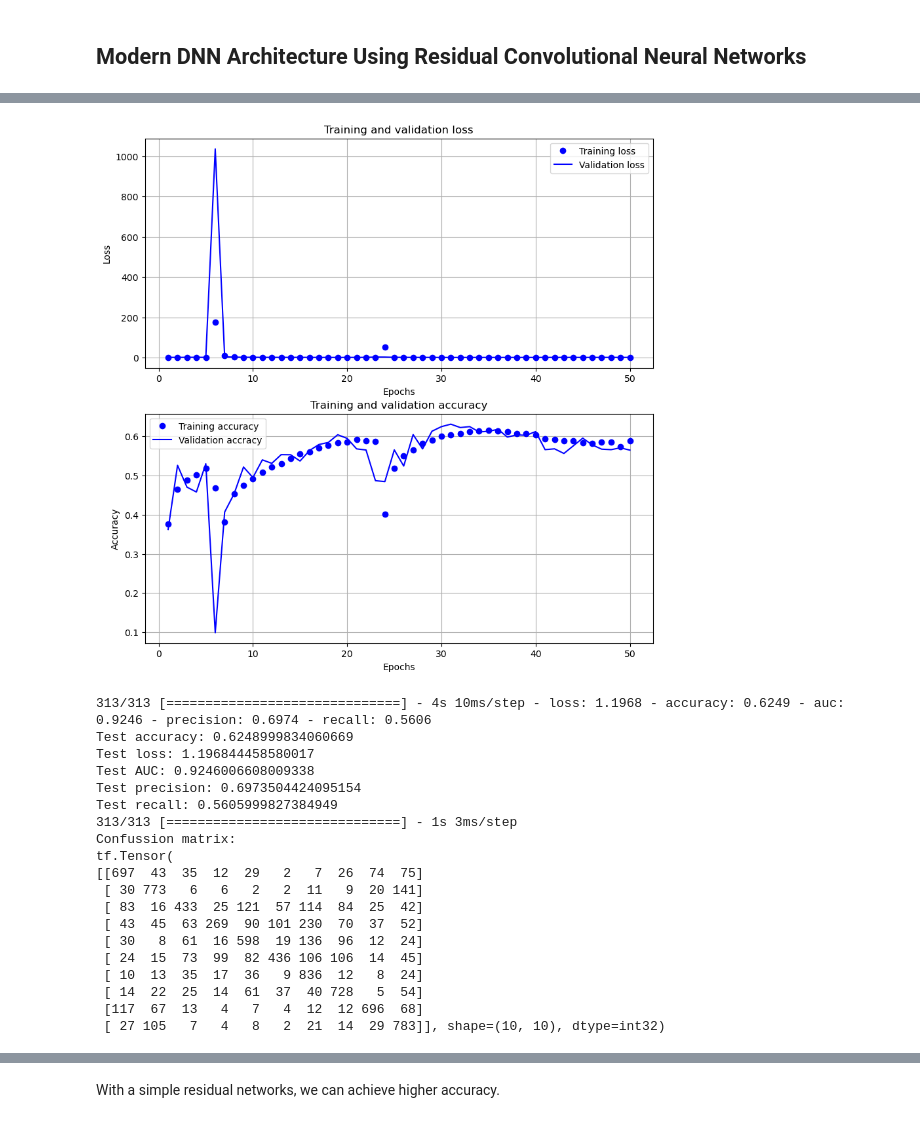
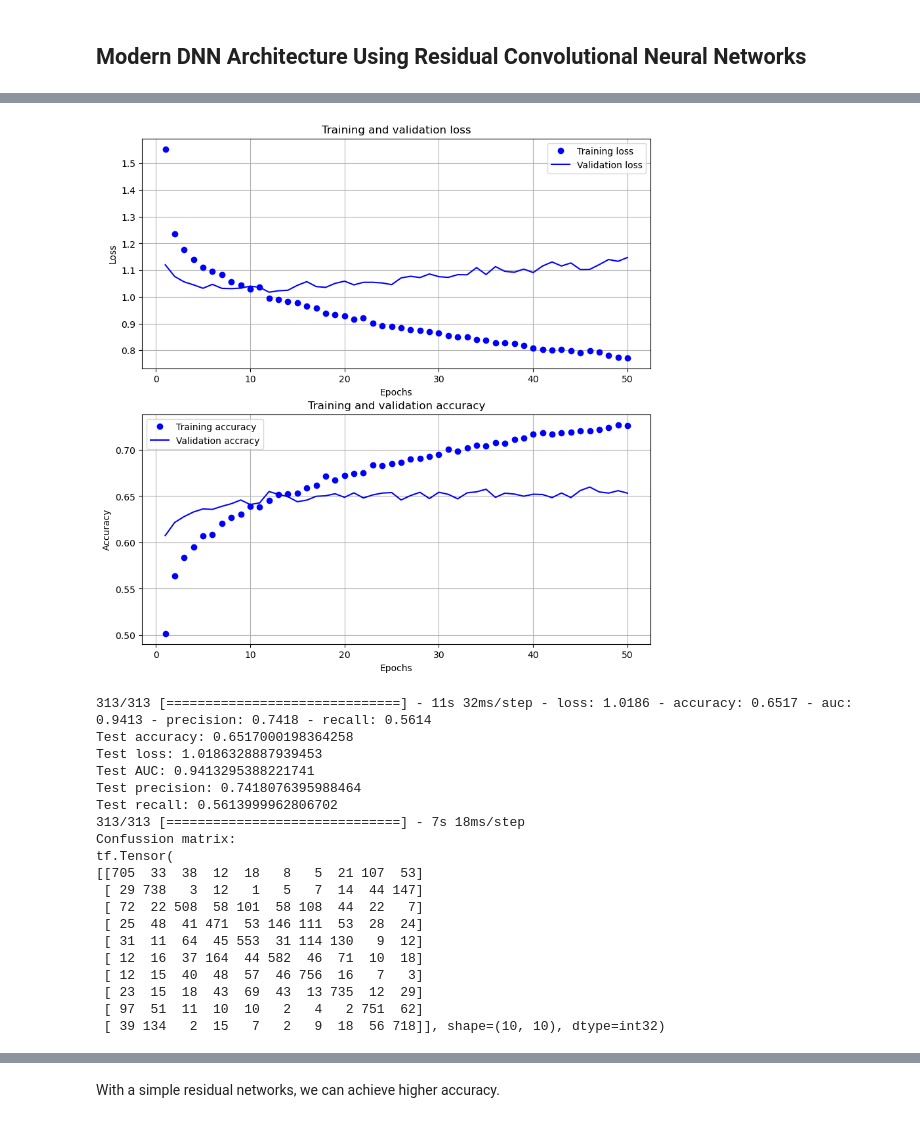
Before and after one commit to ErfanRasti/MachineLearningProjects, a Jupyter notebook: NeuralNetworks/CIFAR10Classification.ipynb, the cells around one changed output, grey strips where cells are left out. Saved outputs shown, nothing was run; the diff lists cells and outputs as text; code cells hidden in the pictures.

Commit message:
Using ResNet50 pretrained model

```diff
--- a/NeuralNetworks/CIFAR10Classification.ipynb
+++ b/NeuralNetworks/CIFAR10Classification.ipynb
@@ -627,7 +634,6 @@ The categorical cross entropy has better accuracy. RMSE is not a good loss funct
 # %%
 def get_model():
     "Returns a compiled model."
-
 
     data_augmentation = keras.Sequential(
         [
@@ -636,43 +642,19 @@ def get_model():
             layers.RandomZoom(0.1),
         ]
     )
+    base_model = keras.applications.resnet50.ResNet50(
+        weights='imagenet',
+        include_top=False, input_shape=(32, 32, 3))
+    base_model.trainable = False
 
     inputs = keras.Input(shape=(32, 32, 3,))
     x = data_augmentation(inputs)
-    x = layers.Rescaling(1. / 255)(x)
-
-    x = layers.Conv2D(32, kernel_size=3, padding='same')(x)
-
-    residual = x
-    x = layers.Conv2D(64, kernel_size=3, padding='same')(x)
-    x = layers.Conv2D(64, kernel_size=3, padding='same')(x)
-
-    residual = layers.Conv2D(64,
-                             kernel_size=1,
-                             strides=(1, 1),
-                             use_bias=False)(residual)
-    residual = layers.BatchNormalization()(residual)
-    x = layers.Add()([residual, x])
-
-    x = layers.Conv2D(64, kernel_size=3, padding='same')(x)
-    x = layers.MaxPooling2D(pool_size=(2, 2), strides=(2, 2))(x)
-
-    residual = x
-    x = layers.Conv2D(128, kernel_size=3, padding='same')(x)
-    x = layers.Conv2D(128, kernel_size=3, padding='same')(x)
-    residual = layers.Conv2D(128,
-                             kernel_size=1,
-                             strides=(1, 1),
-                             use_bias=False)(residual)
-    residual = layers.BatchNormalization()(residual)
-    x = layers.Add()([residual, x])
-
-    x = layers.Conv2D(128, kernel_size=3, padding='same')(x)
-    x = layers.MaxPooling2D(pool_size=(2, 2), strides=(2, 2))(x)
+    x = keras.applications.resnet.preprocess_input(x)
+    x = base_model(x)
 
     x = layers.Flatten()(x)
+    x = layers.Dense(512, activation='relu')(x)
     x = layers.Dropout(0.2)(x)
-
     outputs = layers.Dense(10, activation='softmax')(x)
 
     model = keras.Model(inputs=inputs,
@@ -708,7 +690,7 @@ ________________________________________________________________________________
 # %%
 callbacks = [
     keras.callbacks.ModelCheckpoint(filepath=os.path.join(
-        MODELS_DIR, 'modern_arch_ResidualCNN.h5'),
+        MODELS_DIR, 'modern_arch_ResNet50_feature_extraction.h5'),
         save_best_only=True,
         monitor="val_loss")
 ]
@@ -740,29 +722,29 @@ Epoch 50/50
 # %%
 plot_history(history)
 
 model = keras.models.load_model(
-    os.path.join(MODELS_DIR, 'modern_arch_ResidualCNN.h5'))
+    os.path.join(MODELS_DIR, 'modern_arch_ResNet50_feature_extraction.h5'))
 
 
 model_evaluation(model, X_test, y_test, label_dict)
 # %% [output]
-[figure, old version]
+[figure, new version]
-313/313 [==============================] - 4s 10ms/step - loss: 1.1968 - accuracy: 0.6249 - auc: 0.9246 - precision: 0.6974 - recall: 0.5606
-Test accuracy: 0.6248999834060669
-Test loss: 1.196844458580017
-Test AUC: 0.9246006608009338
-Test precision: 0.6973504424095154
-Test recall: 0.5605999827384949
-313/313 [==============================] - 1s 3ms/step
+313/313 [==============================] - 11s 32ms/step - loss: 1.0186 - accuracy: 0.6517 - auc: 0.9413 - precision: 0.7418 - recall: 0.5614
+Test accuracy: 0.6517000198364258
+Test loss: 1.0186328887939453
+Test AUC: 0.9413295388221741
+Test precision: 0.7418076395988464
+Test recall: 0.5613999962806702
+313/313 [==============================] - 7s 18ms/step
 Confussion matrix:
 tf.Tensor(
-[[697  43  35  12  29   2   7  26  74  75]
- [ 30 773   6   6   2   2  11   9  20 141]
- [ 83  16 433  25 121  57 114  84  25  42]
- [ 43  45  63 269  90 101 230  70  37  52]
- [ 30   8  61  16 598  19 136  96  12  24]
- [ 24  15  73  99  82 436 106 106  14  45]
- [ 10  13  35  17  36   9 836  12   8  24]
- [ 14  22  25  14  61  37  40 728   5  54]
- [117  67  13   4   7   4  12  12 696  68]
- [ 27 105   7   4   8   2  21  14  29 783]], shape=(10, 10), dtype=int32)
+[[705  33  38  12  18   8   5  21 107  53]
+ [ 29 738   3  12   1   5   7  14  44 147]
+ [ 72  22 508  58 101  58 108  44  22   7]
+ [ 25  48  41 471  53 146 111  53  28  24]
+ [ 31  11  64  45 553  31 114 130   9  12]
+ [ 12  16  37 164  44 582  46  71  10  18]
+ [ 12  15  40  48  57  46 756  16   7   3]
+ [ 23  15  18  43  69  43  13 735  12  29]
+ [ 97  51  11  10  10   2   4   2 751  62]
+ [ 39 134   2  15   7   2   9  18  56 718]], shape=(10, 10), dtype=int32)
```
Also changed, not shown: parts of 4 cells of this notebook.
